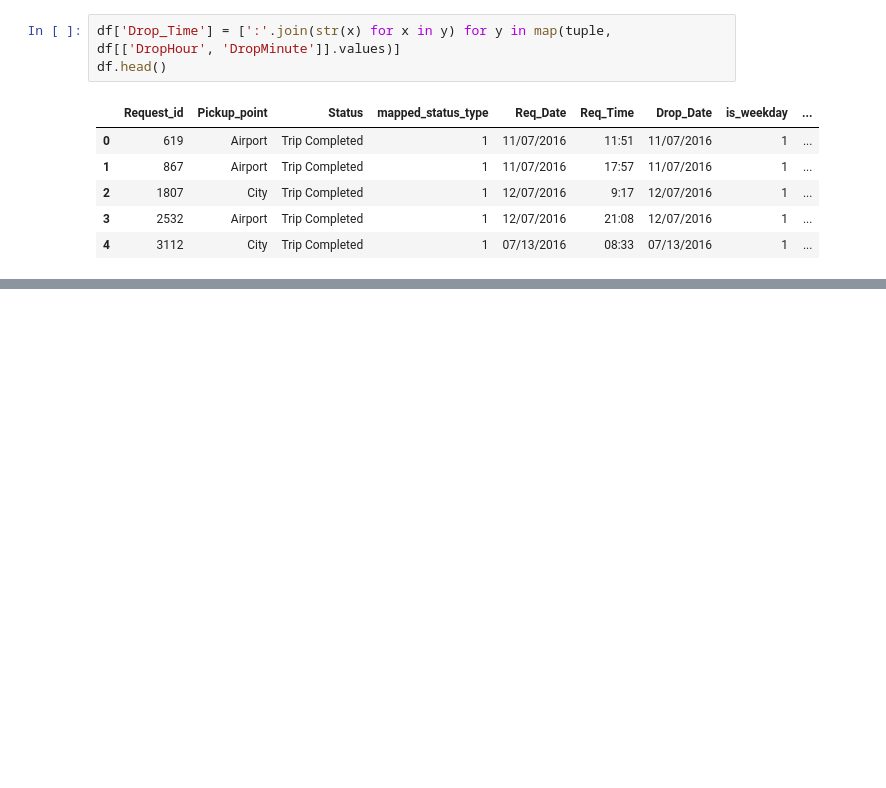
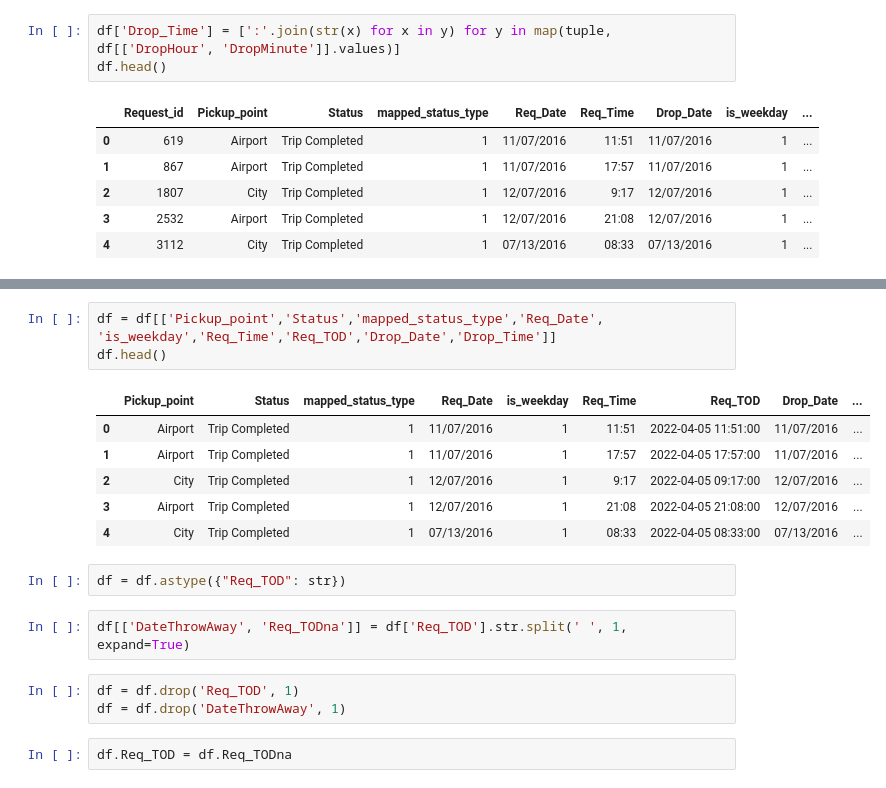
Before and after one commit to pmurthy98a89/UberRequestStatusML, a Jupyter notebook: Final Assignment Prep.ipynb, the cells around one changed output, grey strips where cells are left out. Saved outputs shown, nothing was run; the diff lists cells and outputs as text; blank space fills up the shorter version.

```diff
--- a/Final Assignment Prep.ipynb
+++ b/Final Assignment Prep.ipynb
@@ -310,0 +322,19 @@ df.head()
+# %%
+df = df[['Pickup_point','Status','mapped_status_type','Req_Date', 'is_weekday','Req_Time','Req_TOD','Drop_Date','Drop_Time']]
+df.head()
+# %% [output]
+|  | Pickup_point | Status | mapped_status_type | Req_Date | is_weekday | Req_Time | Req_TOD | Drop_Date | ... |
+| 0 | Airport | Trip Completed | 1 | 11/07/2016 | 1 | 11:51 | 2022-04-05 11:51:00 | 11/07/2016 | ... |
+| 1 | Airport | Trip Completed | 1 | 11/07/2016 | 1 | 17:57 | 2022-04-05 17:57:00 | 11/07/2016 | ... |
+| 2 | City | Trip Completed | 1 | 12/07/2016 | 1 | 9:17 | 2022-04-05 09:17:00 | 12/07/2016 | ... |
+| 3 | Airport | Trip Completed | 1 | 12/07/2016 | 1 | 21:08 | 2022-04-05 21:08:00 | 12/07/2016 | ... |
+| 4 | City | Trip Completed | 1 | 07/13/2016 | 1 | 08:33 | 2022-04-05 08:33:00 | 07/13/2016 | ... |
+# %%
+df = df.astype({"Req_TOD": str})
+# %%
+df[['DateThrowAway', 'Req_TODna']] = df['Req_TOD'].str.split(' ', 1, expand=True)
+# %%
+df = df.drop('Req_TOD', 1)
+df = df.drop('DateThrowAway', 1)
+# %%
+df.Req_TOD = df.Req_TODna
```
Also changed, not shown: parts of 9 cells of this notebook.
